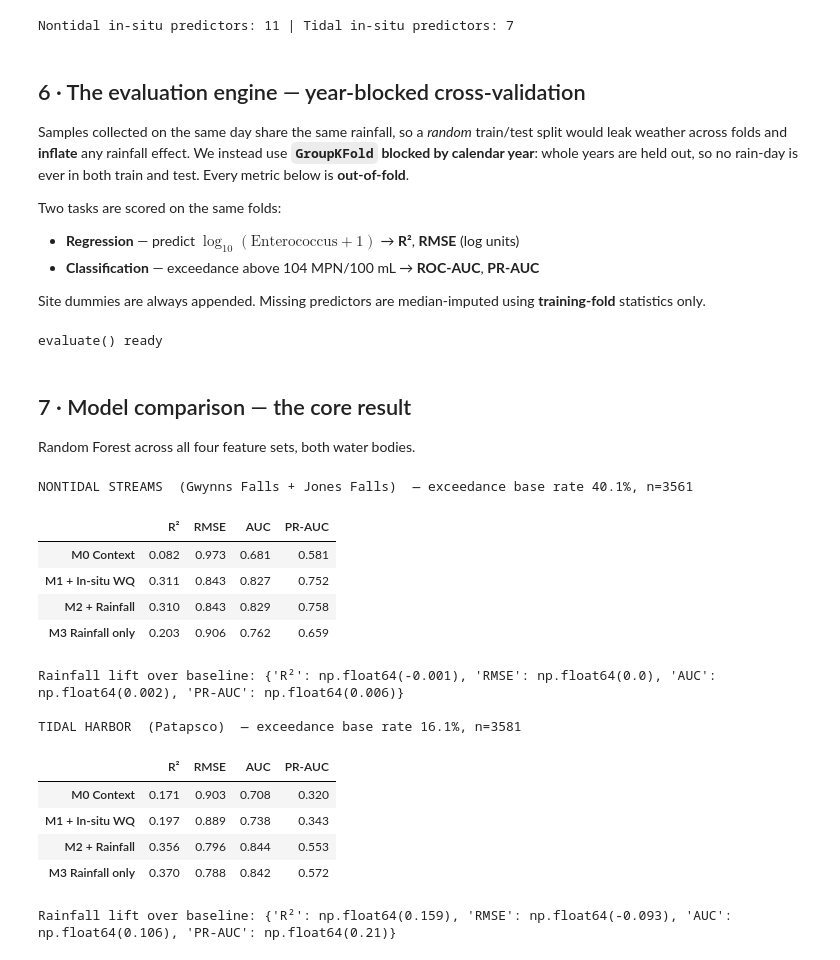
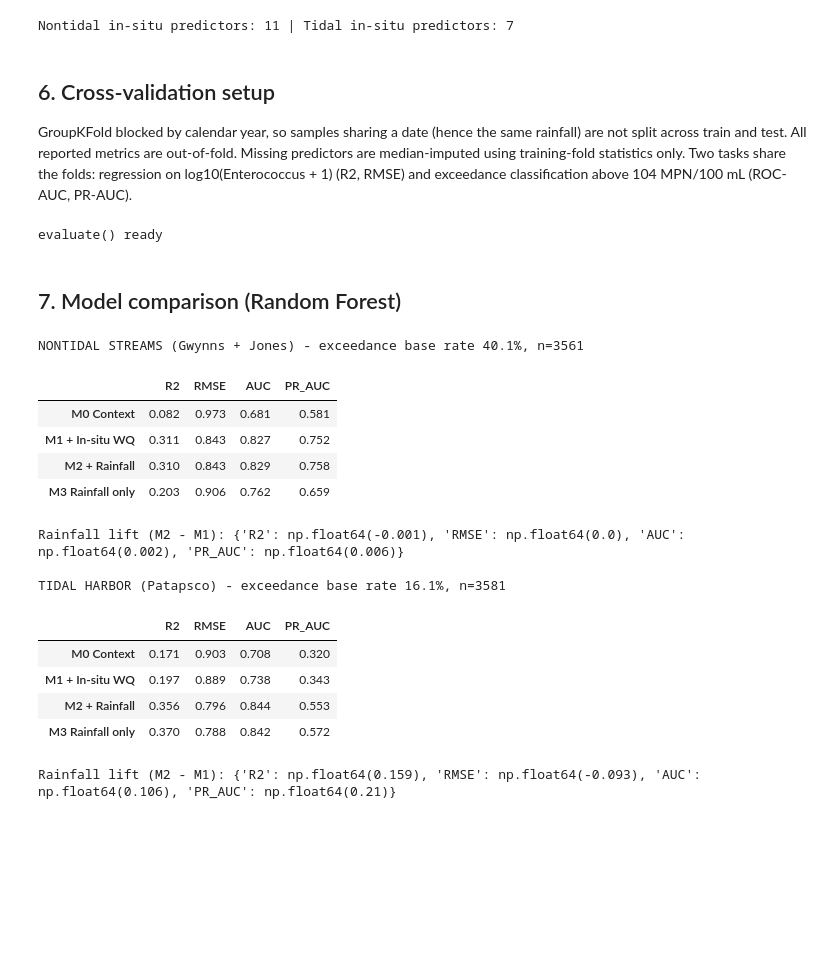
Before and after one commit to Olorunfunmi12/scholarhub, a Jupyter notebook: analysis/bacteria_ml/Enterococcus_rainfall_streamflow_ML.ipynb, the cells around one changed output. Drawn from its saved outputs; the diff is of its cells as text; code cells hidden in the pictures; blank space fills up the shorter version.

```diff
--- a/analysis/bacteria_ml/Enterococcus_rainfall_streamflow_ML.ipynb
+++ b/analysis/bacteria_ml/Enterococcus_rainfall_streamflow_ML.ipynb
@@ -80,20 +69,20 @@ def clean_bacteria(s):
         if pd.isna(v): return np.nan
         if isinstance(v, (int, float)): return float(v)
         t = str(v).strip().replace(",", "")
-        if t.startswith("<"): return float(t[1:]) / 2.0    # half the detection limit
-        if t.startswith(">"): return float(t[1:])          # upper reporting limit
+        if t.startswith("<"): return float(t[1:]) / 2.0
+        if t.startswith(">"): return float(t[1:])
         try:    return float(t)
         except: return np.nan
     return s.map(f)
 
 def to_date(s):
-    # Excel serial ints OR datetimes -> normalized dates.
+    # Excel serial ints or datetimes -> normalized dates.
     if np.issubdtype(s.dtype, np.number):
         return pd.to_datetime(s, unit="D", origin="1899-12-30").dt.normalize()
     return pd.to_datetime(s, errors="coerce").dt.normalize()
 
 def harmonize(a, b):
-    b_equiv = 10**(-0.0424 + 0.7830*np.log10(b + 1)) - 1     # BWB -> A2LA-equivalent
+    b_equiv = 10**(-0.0424 + 0.7830*np.log10(b + 1)) - 1
     return a.where(a.notna(), b_equiv)
 
 def load_sheet(sheet, kind):
@@ -114,6 +103,6 @@ nontidal = load_sheet("BWB Nontidal Data 2013-2024","nontidal")
 for name, df in [("Tidal harbor", tidal), ("Nontidal streams", nontidal)]:
     d = df[df["entero"].notna()]
     print(f"{name:18s}: {len(d):5d} samples with target | "
-          f"{d['date'].min().date()} → {d['date'].max().date()} | "
+          f"{d['date'].min().date()} to {d['date'].max().date()} | "
           f"sources {d['entero_src'].value_counts().to_dict()}")
 # %% [output]
@@ -175,7 +157,7 @@ to carry predictive signal.
 # %%
 from scipy.stats import spearmanr
 bins = [-0.01, 0.01, 0.25, 0.5, 1.0, 2.0, 99]
-labs = ["0\n(dry)", "0–0.25", "0.25–0.5", "0.5–1", "1–2", "2″+"]
+labs = ["0\n(dry)", "0-0.25", "0.25-0.5", "0.5-1", "1-2", "2+"]
 
 fig, ax = plt.subplots(figsize=(8, 4.4))
 rows = []
@@ -185,7 +167,7 @@ for name, df, color in [("Streams", nontidal, STREAM), ("Harbor", tidal, HARBOR)
     d["b"]   = pd.cut(pd.to_numeric(d["prcp_0_1d"], errors="coerce"), bins=bins, labels=labs)
     g = d.groupby("b", observed=True)["exc"].agg(["mean", "count"])
     ax.plot(range(len(g)), g["mean"]*100, "-o", color=color, lw=2.4, ms=7, label=name)
-    for i, (m, n) in enumerate(zip(g["mean"], g["count"])):
+    for i, m in enumerate(g["mean"]):
         ax.annotate(f"{m*100:.0f}%", (i, m*100), textcoords="offset points",
                     xytext=(0, 9), ha="center", fontsize=9, color=color)
     rho = spearmanr(pd.to_numeric(d["prcp_0_1d"], errors="coerce"), d["entero"], nan_policy="omit").correlation
@@ -194,8 +176,7 @@ ax.set_xticks(range(len(labs))); ax.set_xticklabels(labs)
 ax.set_ylabel("Share exceeding 104 MPN/100 mL"); ax.set_ylim(0, 100)
 ax.yaxis.set_major_formatter(PercentFormatter())
 ax.set_xlabel("2-day antecedent rainfall (inches)")
-ax.set_title("Exceedance risk climbs steeply with antecedent rain", loc="left", fontweight="bold")
 ax.legend(frameon=False); plt.tight_layout(); plt.show()
 for name, rho in rows:
-    print(f"Spearman ρ(2-day rain, Enterococcus) — {name}: {rho:.3f}")
+    print(f"Spearman rho(2-day rain, Enterococcus) - {name}: {rho:.3f}")
 # %% [output]
@@ -249,18 +229,13 @@ print("Nontidal in-situ predictors:", len(INSITU["nontidal"]),
       "| Tidal in-situ predictors:", len(INSITU["tidal"]))
 # %% [output]
 Nontidal in-situ predictors: 11 | Tidal in-situ predictors: 7
-# %% [markdown]
-## 6 · The evaluation engine — year-blocked cross-validation
-
-Samples collected on the same day share the same rainfall, so a *random* train/test split would leak weather
-across folds and **inflate** any rainfall effect. We instead use **`GroupKFold` blocked by calendar year**: whole
-years are held out, so no rain-day is ever in both train and test. Every metric below is **out-of-fold**.
-
-Two tasks are scored on the same folds:
-- **Regression** — predict $\log_{10}(\text{Enterococcus}+1)$ → **R²**, **RMSE** (log units)
-- **Classification** — exceedance above 104 MPN/100 mL → **ROC-AUC**, **PR-AUC**
-
-Site dummies are always appended. Missing predictors are median-imputed using **training-fold** statistics only.
+# %% [markdown]
+## 6. Cross-validation setup
+
+GroupKFold blocked by calendar year, so samples sharing a date (hence the same rainfall) are not split across
+train and test. All reported metrics are out-of-fold. Missing predictors are median-imputed using training-fold
+statistics only. Two tasks share the folds: regression on log10(Enterococcus + 1) (R2, RMSE) and exceedance
+classification above 104 MPN/100 mL (ROC-AUC, PR-AUC).
 # %%
 def evaluate(df, feats, model="rf", n_splits=5, seed=RANDOM_STATE):
     d = df[df["entero"].notna()].copy()
@@ -306,48 +281,44 @@ print("evaluate() ready")
 # %% [output]
 evaluate() ready
 # %% [markdown]
-## 7 · Model comparison — the core result
-
-Random Forest across all four feature sets, both water bodies.
+## 7. Model comparison (Random Forest)
 # %%
 def comparison_table(df, kind, model="rf"):
     rows = {}
     for name, feats in feature_sets(kind).items():
-        m = evaluate(df, feats, model=model)
-        rows[name] = m
-    tab = pd.DataFrame({k: {"R²": v["R2"], "RMSE": v["RMSE"], "AUC": v["AUC"], "PR-AUC": v["PR_AUC"]}
+        rows[name] = evaluate(df, feats, model=model)
+    tab = pd.DataFrame({k: {"R2": v["R2"], "RMSE": v["RMSE"], "AUC": v["AUC"], "PR_AUC": v["PR_AUC"]}
                         for k, v in rows.items()}).T
     return tab.round(3), rows
 
 tab_nt, res_nt = comparison_table(nontidal, "nontidal")
 tab_t,  res_t  = comparison_table(tidal,    "tidal")
 
 def lift(tab):
-    b, a = tab.loc["M1 + In-situ WQ"], tab.loc["M2 + Rainfall"]
-    return a - b
+    return (tab.loc["M2 + Rainfall"] - tab.loc["M1 + In-situ WQ"]).round(3)
 
-print("NONTIDAL STREAMS  (Gwynns Falls + Jones Falls)  — exceedance base rate "
+print(f"NONTIDAL STREAMS (Gwynns + Jones) - exceedance base rate "
       f"{res_nt['M1 + In-situ WQ']['exc_rate']:.1%}, n={res_nt['M1 + In-situ WQ']['n']}")
 display(tab_nt)
-print("Rainfall lift over baseline:", dict(lift(tab_nt).round(3)))
+print("Rainfall lift (M2 - M1):", dict(lift(tab_nt)))
 
-print("\nTIDAL HARBOR  (Patapsco)  — exceedance base rate "
+print(f"\nTIDAL HARBOR (Patapsco) - exceedance base rate "
       f"{res_t['M1 + In-situ WQ']['exc_rate']:.1%}, n={res_t['M1 + In-situ WQ']['n']}")
 display(tab_t)
-print("Rainfall lift over baseline:", dict(lift(tab_t).round(3)))
+print("Rainfall lift (M2 - M1):", dict(lift(tab_t)))
 # %% [output]
-NONTIDAL STREAMS  (Gwynns Falls + Jones Falls)  — exceedance base rate 40.1%, n=3561
+NONTIDAL STREAMS (Gwynns + Jones) - exceedance base rate 40.1%, n=3561
-|  | R² | RMSE | AUC | PR-AUC |
+|  | R2 | RMSE | AUC | PR_AUC |
 | M0 Context | 0.082 | 0.973 | 0.681 | 0.581 |
 | M1 + In-situ WQ | 0.311 | 0.843 | 0.827 | 0.752 |
 | M2 + Rainfall | 0.310 | 0.843 | 0.829 | 0.758 |
 | M3 Rainfall only | 0.203 | 0.906 | 0.762 | 0.659 |
-Rainfall lift over baseline: {'R²': np.float64(-0.001), 'RMSE': np.float64(0.0), 'AUC': np.float64(0.002), 'PR-AUC': np.float64(0.006)}
+Rainfall lift (M2 - M1): {'R2': np.float64(-0.001), 'RMSE': np.float64(0.0), 'AUC': np.float64(0.002), 'PR_AUC': np.float64(0.006)}
 
-TIDAL HARBOR  (Patapsco)  — exceedance base rate 16.1%, n=3581
+TIDAL HARBOR (Patapsco) - exceedance base rate 16.1%, n=3581
-|  | R² | RMSE | AUC | PR-AUC |
+|  | R2 | RMSE | AUC | PR_AUC |
 | M0 Context | 0.171 | 0.903 | 0.708 | 0.320 |
 | M1 + In-situ WQ | 0.197 | 0.889 | 0.738 | 0.343 |
 | M2 + Rainfall | 0.356 | 0.796 | 0.844 | 0.553 |
 | M3 Rainfall only | 0.370 | 0.788 | 0.842 | 0.572 |
-Rainfall lift over baseline: {'R²': np.float64(0.159), 'RMSE': np.float64(-0.093), 'AUC': np.float64(0.106), 'PR-AUC': np.float64(0.21)}
+Rainfall lift (M2 - M1): {'R2': np.float64(0.159), 'RMSE': np.float64(-0.093), 'AUC': np.float64(0.106), 'PR_AUC': np.float64(0.21)}
```
Also changed, not shown: parts of 29 cells of this notebook.
